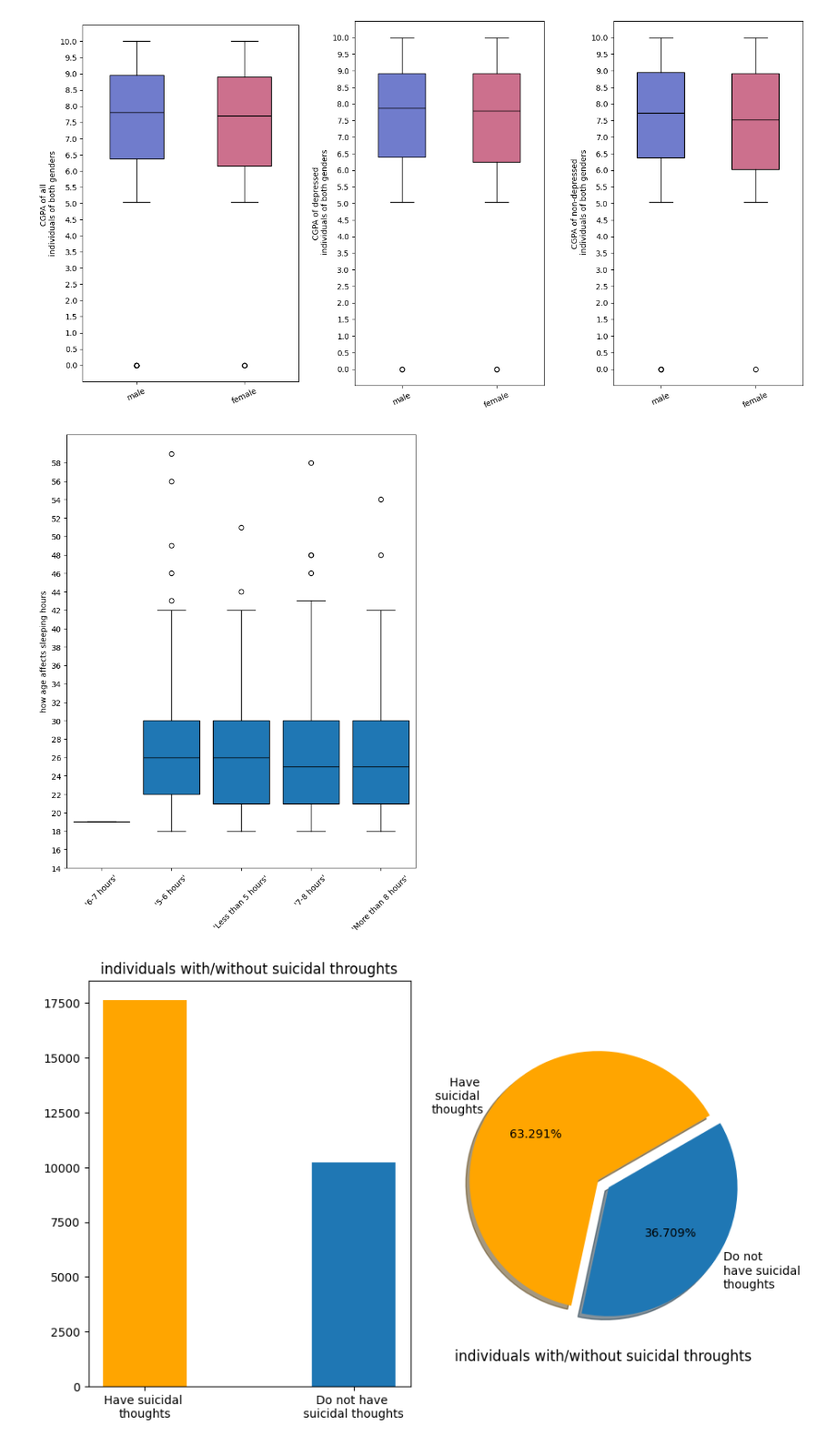
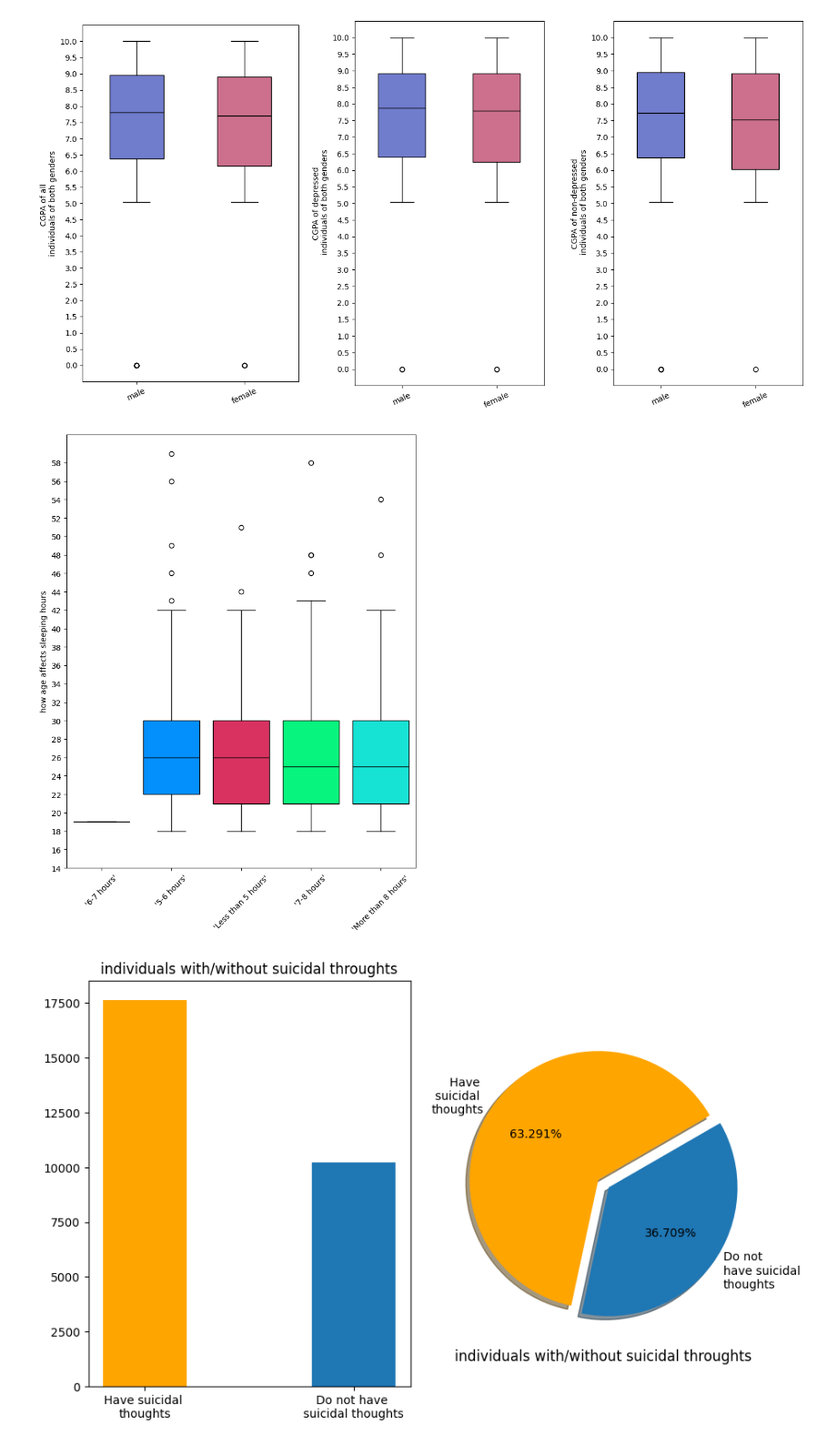
Before and after one commit to gagankumar2488/student_depression_data_analysis, a Jupyter notebook: analysis/analysis_process.ipynb, the cells around one changed output. Shown: that part at 91% size. Cells and saved outputs as stored; diff of their text form; code cells hidden in the pictures.

```diff
--- a/analysis/analysis_process.ipynb
+++ b/analysis/analysis_process.ipynb
@@ -374,29 +417,29 @@ plt.show()
 # %%
 fig, axes = plt.subplots(nrows=1,ncols=1,figsize=(8,10))
 labels = df['Sleep Duration'].unique()
 collection = []
+colors = ['#48db5e','#0390fc','#d93261','#07f57e','#17e3d5']
 for x in df['Sleep Duration'].unique() :
     collection.append(df[df['Sleep Duration']==x]['Age'])
 
 bplot = axes.boxplot(collection, widths=0.80,
                    patch_artist=True,
                    tick_labels=labels)
 
-to_highlight = []
-for x in to_highlight:
-    bplot['boxes'][x].set_facecolor('#cf9d7c')
+for patch, color in zip(bplot['boxes'], colors):
+    patch.set_facecolor(color)
 
 for median in bplot['medians']:
     median.set_color('black')
 
 axes.tick_params(axis='x', labelrotation=45)
 axes.set_ylabel('how age affects sleeping hours')
 axes.set_yticks(np.arange(14,60,2))
 axes.set_yticklabels(np.arange(14,60,2))
 
 plt.show()
 # %% [output]
-[figure, old version]
+[figure, new version]
 # %%
 fig,axes = plt.subplots(nrows = 1, ncols = 2, figsize=(10, 6))
 #-----------------------------------------------------------------------------------------------------------------------------
```
Also changed, not shown: parts of 4 cells of this notebook.
